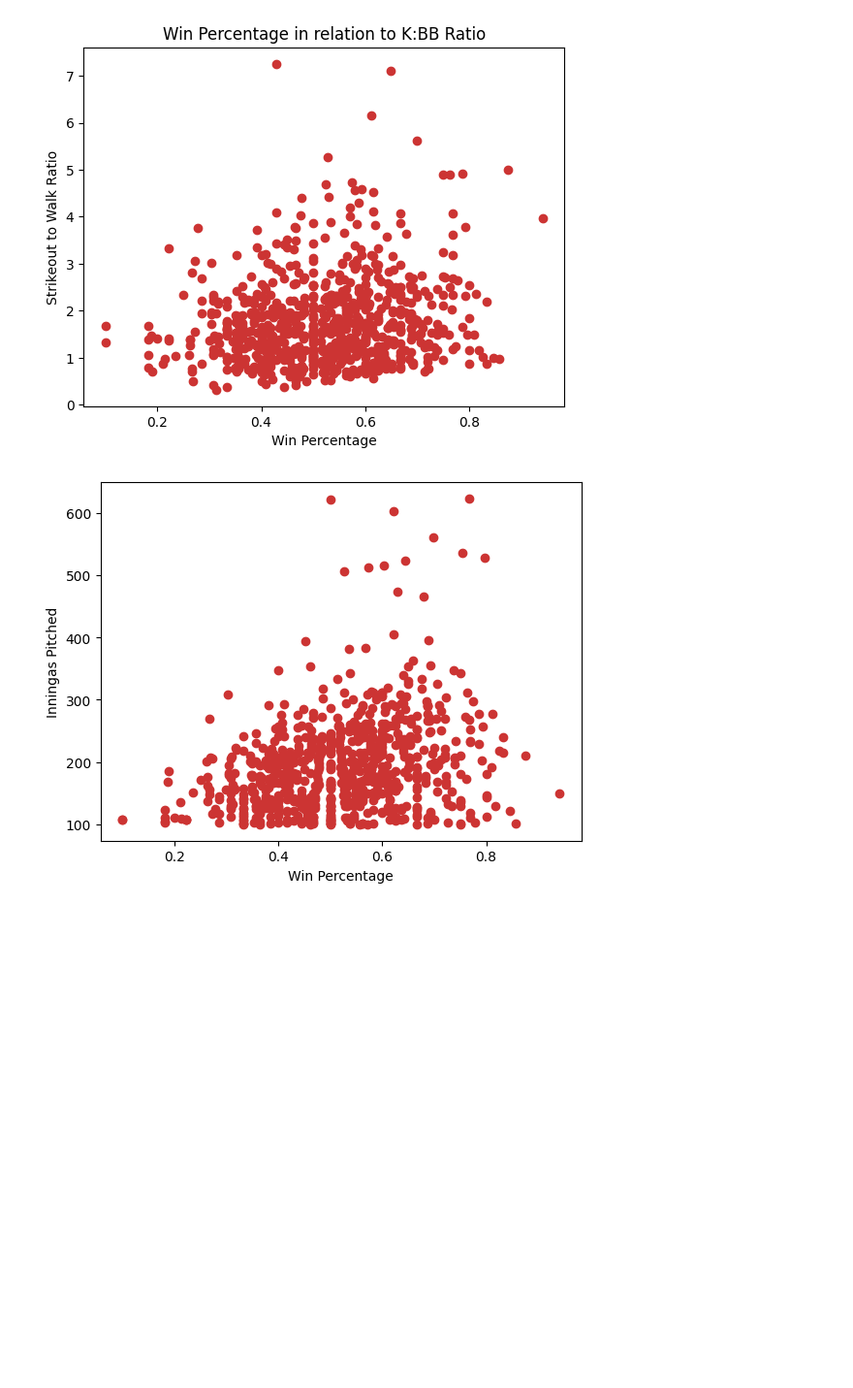
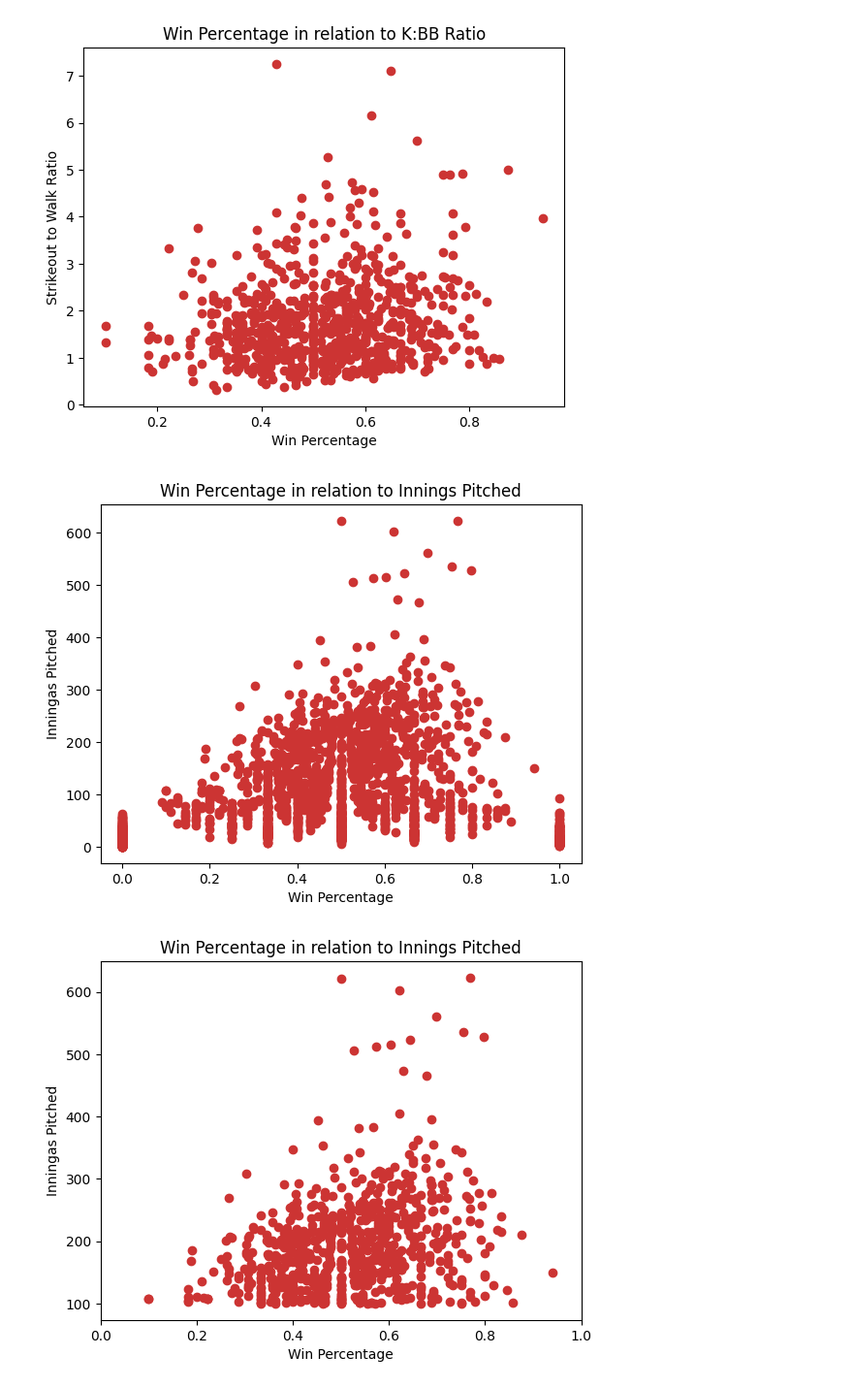
Before and after one commit to ml9148/Project_01, a Jupyter notebook: question5.ipynb, the cells around one changed output. Shown at 97% size. Cells and saved outputs as stored; diff of their text form; code cells hidden in the pictures; blank space fills up the shorter version.

Commit message:
update figures

```diff
--- a/question5.ipynb
+++ b/question5.ipynb
@@ -84,11 +84,20 @@ plt.show()
 [figure]
 [figure]
 # %%
-plt.scatter(filtered_pitchers["Winning_Percentage"], filtered_pitchers["Innings_Pitched"], color="#CC3433")
-#plt.title("Win Percentage in relation to K:BB Ratio")
+plt.scatter(pitching_data["Winning_Percentage"], pitching_data["Innings_Pitched"], color="#CC3433")
+plt.title("Win Percentage in relation to Innings Pitched")
 plt.xlabel("Win Percentage")
 plt.ylabel ("Inningas Pitched")
-#plt.savefig("images/ktwr.jpg")
+plt.savefig("images/ipunfiltered.jpg")
 plt.show()
+
+plt.scatter(filtered_pitchers["Winning_Percentage"], filtered_pitchers["Innings_Pitched"], color="#CC3433")
+plt.title("Win Percentage in relation to Innings Pitched")
+plt.xlabel("Win Percentage")
+plt.ylabel ("Inningas Pitched")
+plt.xlim (0,1)
+plt.savefig("images/ipfiltered.jpg")
+plt.show()
 # %% [output]
-[figure, old version]
+[figure, new version]
+[figure, added]
```
Also changed, not shown: 3 other files.
